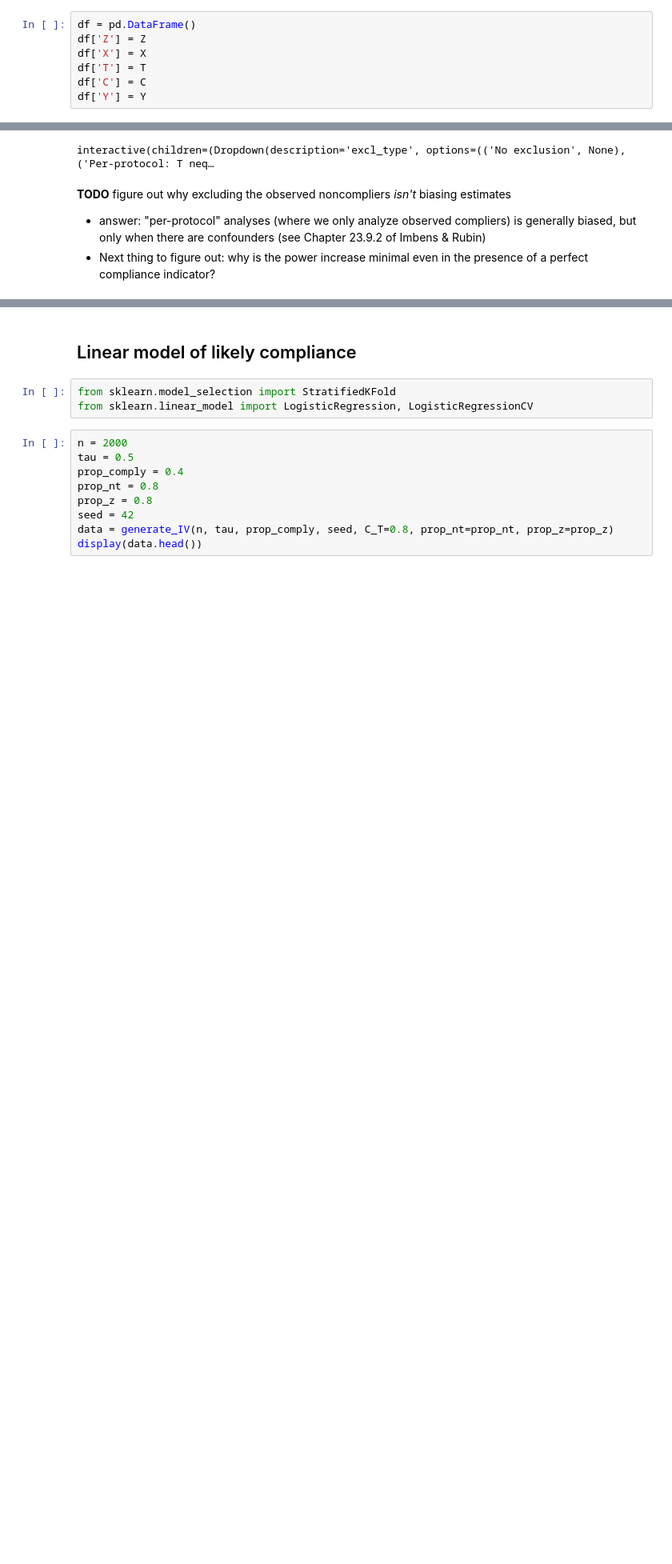
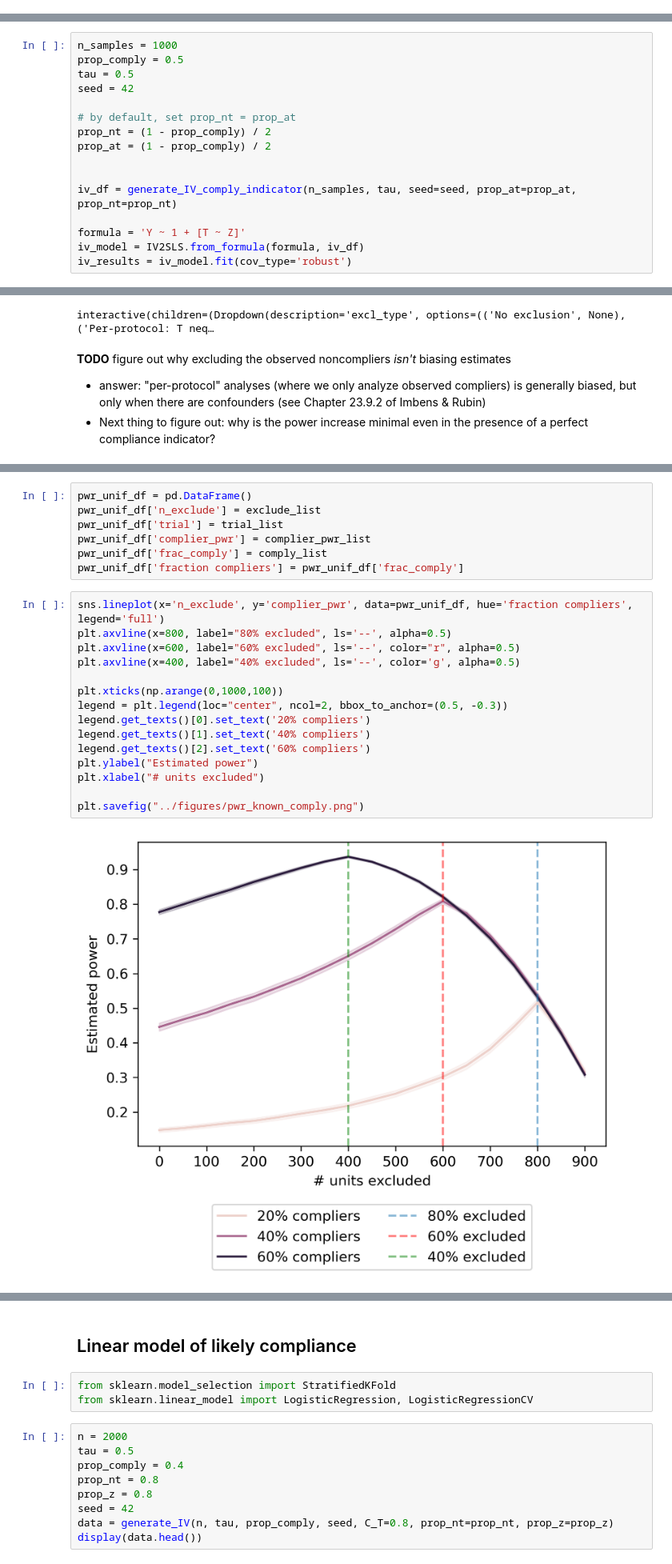
Before and after one commit to tliu526/data-driven-exclusion, a Jupyter notebook: notebooks/iv_perfect_comply_sim.ipynb, the cells around one changed output, grey strips where cells are left out. Shown: that part at 80% size. Cells and saved outputs as stored; diff of their text form; blank space fills up the shorter version.

Commit message:
add perfect compliance figure generation

```diff
--- a/notebooks/iv_perfect_comply_sim.ipynb
+++ b/notebooks/iv_perfect_comply_sim.ipynb
@@ -88,7 +41,0 @@ Y = tau*T + C + np.random.normal(0, 1, 1000)
-# %%
-df = pd.DataFrame()
-df['Z'] = Z
-df['X'] = X
-df['T'] = T
-df['C'] = C
-df['Y'] = Y
@@ -276,0 +186,16 @@ def plot_results(tau, tau_hats, pwrs, var_hats, n_exclude):
+# %%
+n_samples = 1000
+prop_comply = 0.5
+tau = 0.5
+seed = 42
+
+# by default, set prop_nt = prop_at
+prop_nt = (1 - prop_comply) / 2
+prop_at = (1 - prop_comply) / 2
+
+
+iv_df = generate_IV_comply_indicator(n_samples, tau, seed=seed, prop_at=prop_at, prop_nt=prop_nt)
+
+formula = 'Y ~ 1 + [T ~ Z]'
+iv_model = IV2SLS.from_formula(formula, iv_df)
+iv_results = iv_model.fit(cov_type='robust')
@@ -355 +406,25 @@ interactive(children=(Dropdown(description='excl_type', options=(('No exclusion'
+# %%
+pwr_unif_df = pd.DataFrame()
+pwr_unif_df['n_exclude'] = exclude_list
+pwr_unif_df['trial'] = trial_list
+pwr_unif_df['complier_pwr'] = complier_pwr_list
+pwr_unif_df['frac_comply'] = comply_list
+pwr_unif_df['fraction compliers'] = pwr_unif_df['frac_comply']
+# %%
+sns.lineplot(x='n_exclude', y='complier_pwr', data=pwr_unif_df, hue='fraction compliers', legend='full')
+plt.axvline(x=800, label="80% excluded", ls='--', alpha=0.5)
+plt.axvline(x=600, label="60% excluded", ls='--', color="r", alpha=0.5)
+plt.axvline(x=400, label="40% excluded", ls='--', color='g', alpha=0.5)
+
+plt.xticks(np.arange(0,1000,100))
+legend = plt.legend(loc="center", ncol=2, bbox_to_anchor=(0.5, -0.3))
+legend.get_texts()[0].set_text('20% compliers')
+legend.get_texts()[1].set_text('40% compliers')
+legend.get_texts()[2].set_text('60% compliers')
+plt.ylabel("Estimated power")
+plt.xlabel("# units excluded")
+
+plt.savefig("../figures/pwr_known_comply.png")
+# %% [output]
+[figure, added]
 # %% [markdown]
```
Also changed, not shown: parts of 17 cells of this notebook, 1 other file.
